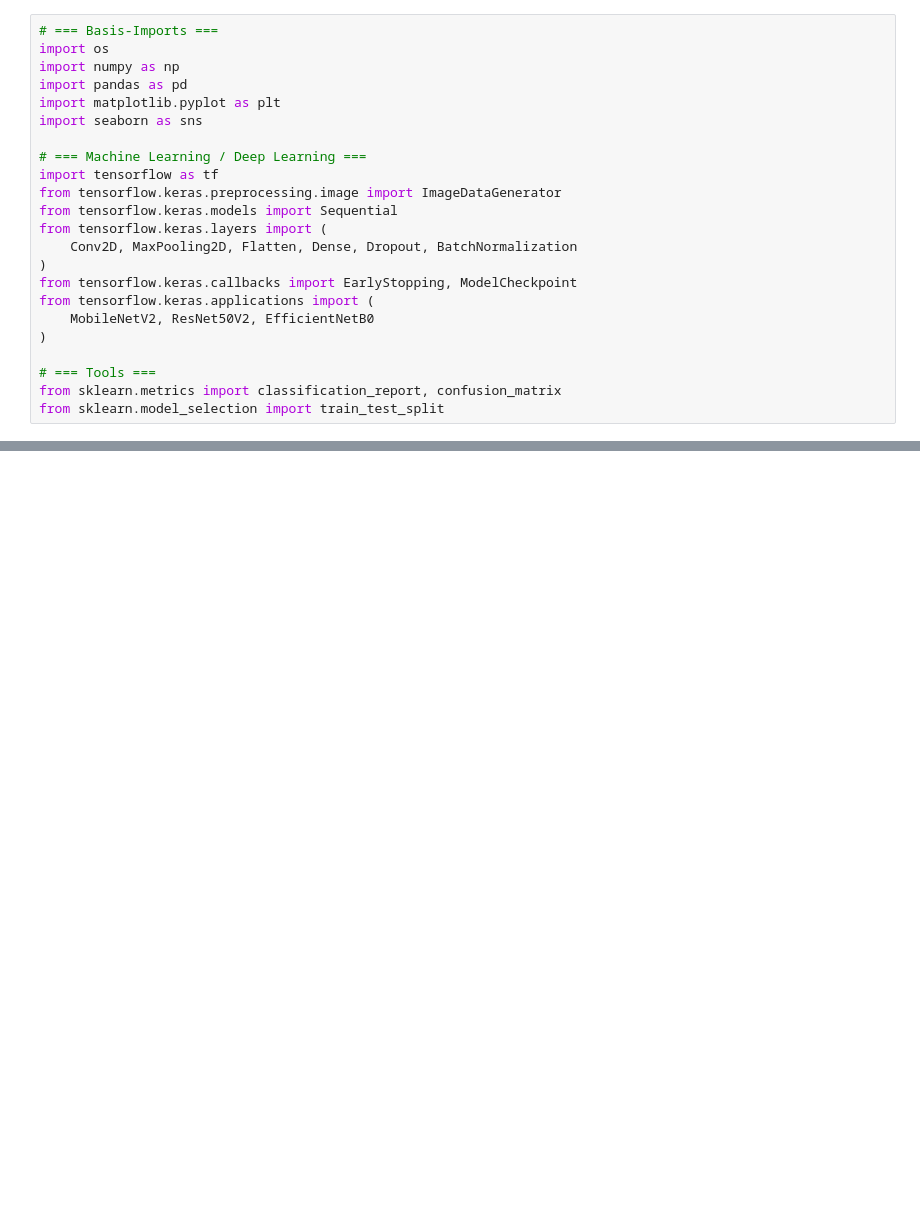
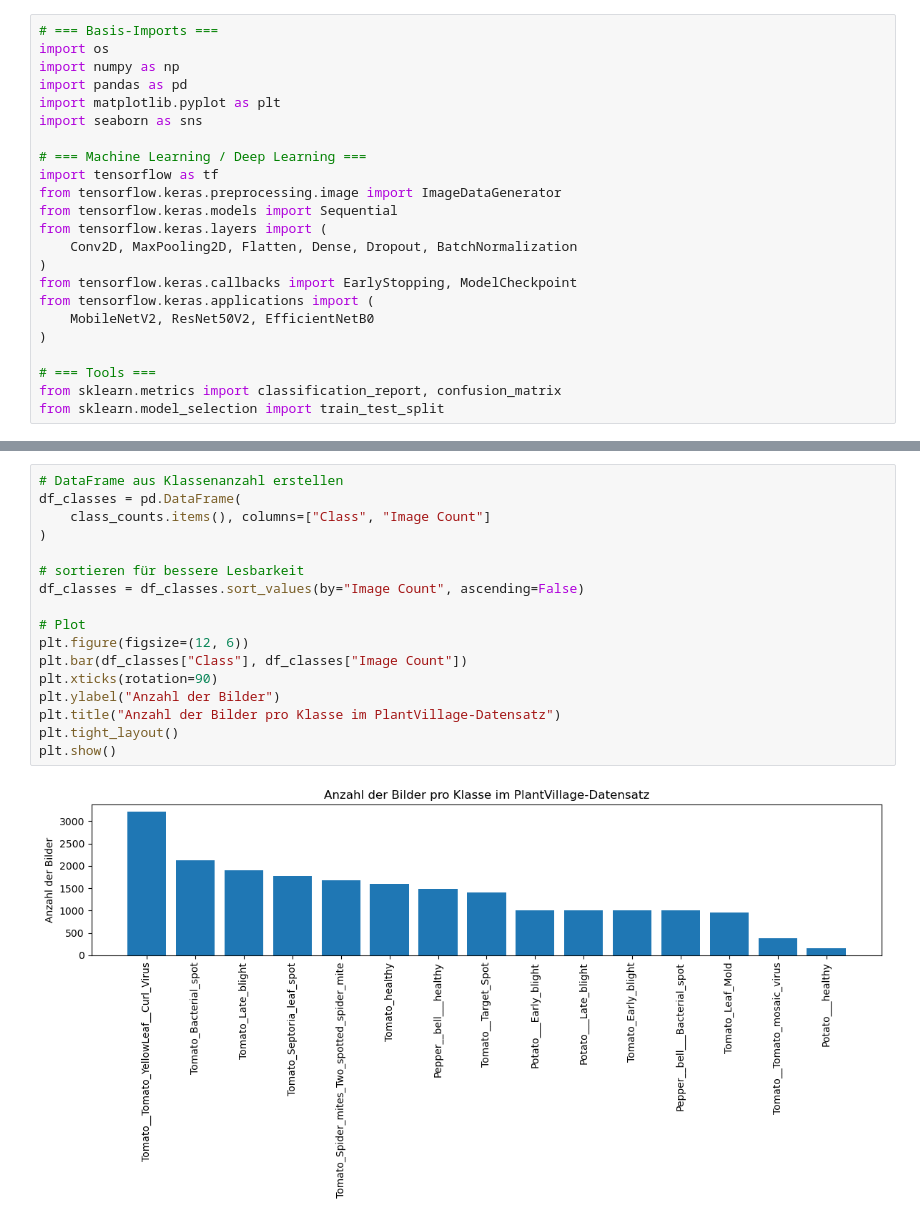
Before and after one commit to emmikru/plant-disease-detection, a Jupyter notebook: plant_disease_project.ipynb, the cells around one changed output, grey strips where cells are left out. Drawn from its saved outputs; the diff is of its cells as text; blank space fills up the shorter version.

```diff
--- a/plant_disease_project.ipynb
+++ b/plant_disease_project.ipynb
@@ -106,0 +105,19 @@ Tomato__Tomato_YellowLeaf__Curl_Virus: 3208
+# %%
+# DataFrame aus Klassenanzahl erstellen
+df_classes = pd.DataFrame(
+    class_counts.items(), columns=["Class", "Image Count"]
+)
+
+# sortieren für bessere Lesbarkeit
+df_classes = df_classes.sort_values(by="Image Count", ascending=False)
+
+# Plot
+plt.figure(figsize=(12, 6))
+plt.bar(df_classes["Class"], df_classes["Image Count"])
+plt.xticks(rotation=90)
+plt.ylabel("Anzahl der Bilder")
+plt.title("Anzahl der Bilder pro Klasse im PlantVillage-Datensatz")
+plt.tight_layout()
+plt.show()
+# %% [output]
+[figure, added]
```
Also changed, not shown: parts of 9 cells of this notebook.
